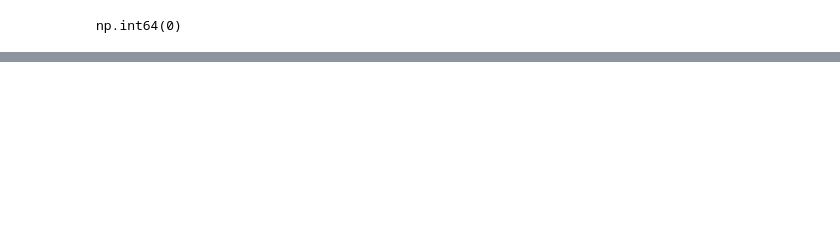
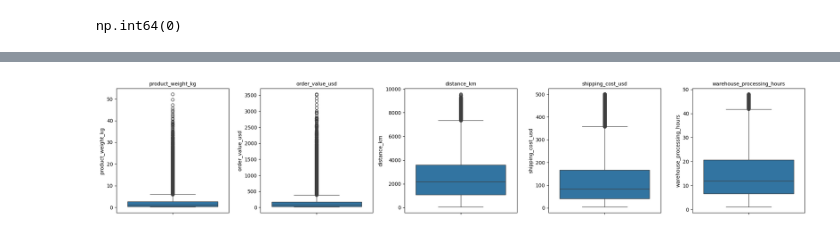
Before and after one commit to mahkzi/Projects-Machine-Learning, a Jupyter notebook: Proyecto_Final_Data_ScienceII.ipynb, the cells around one changed output, grey strips where cells are left out. Cells and saved outputs as stored; diff of their text form; code cells hidden in the pictures; blank space fills up the shorter version.

Commit message:
Data Wrangling completado

```diff
--- a/Proyecto_Final_Data_ScienceII.ipynb
+++ b/Proyecto_Final_Data_ScienceII.ipynb
@@ -159,0 +209,2 @@ df.describe().T
+# %%
+df = df.drop(columns=["return_reason", "order_id", "customer_id", "warehouse_id"])
@@ -159,0 +242,22 @@ df.describe().T
+# %%
+# Ahora que entendemos un poco más nuestro dataset, pasemos a revisar los outliers.
+num_cols = df.select_dtypes(include=["int64", "float64"]).columns
+
+resumen_outliers = []
+for col in num_cols:
+    q1 = df[col].quantile(0.25)
+    q3 = df[col].quantile(0.75)
+    iqr = q3 - q1
+    lim_inf = q1 - 1.5 * iqr
+    lim_sup = q3 + 1.5 * iqr
+    n_outliers = ((df[col] < lim_inf) | (df[col] > lim_sup)).sum()
+    pct_outliers = (n_outliers / len(df)) * 100
+    resumen_outliers.append({
+        "columna": col,
+        "min": df[col].min(),
+        "max": df[col].max(),
+        "outliers": n_outliers,
+        "%_outliers": round(pct_outliers, 2)
+    })
+df_outliers = pd.DataFrame(resumen_outliers)
+print(df_outliers)
@@ -159,0 +278,20 @@ df.describe().T
+# %%
+# Nos adelantamos un poco para cerrar el tema de outliers
+
+continuas = [
+    "product_weight_kg",
+    "order_value_usd",
+    "distance_km",
+    "shipping_cost_usd",
+    "warehouse_processing_hours"
+]
+
+fig, axes = plt.subplots(1, len(continuas), figsize=(20, 4))
+for ax, col in zip(axes, continuas):
+    sns.boxplot(data=df, y=col, ax=ax)
+    ax.set_title(col, fontsize=10)
+
+plt.tight_layout()
+plt.show()
+# %% [output]
+[figure, added]
```
Also changed, not shown: parts of 22 cells of this notebook.
